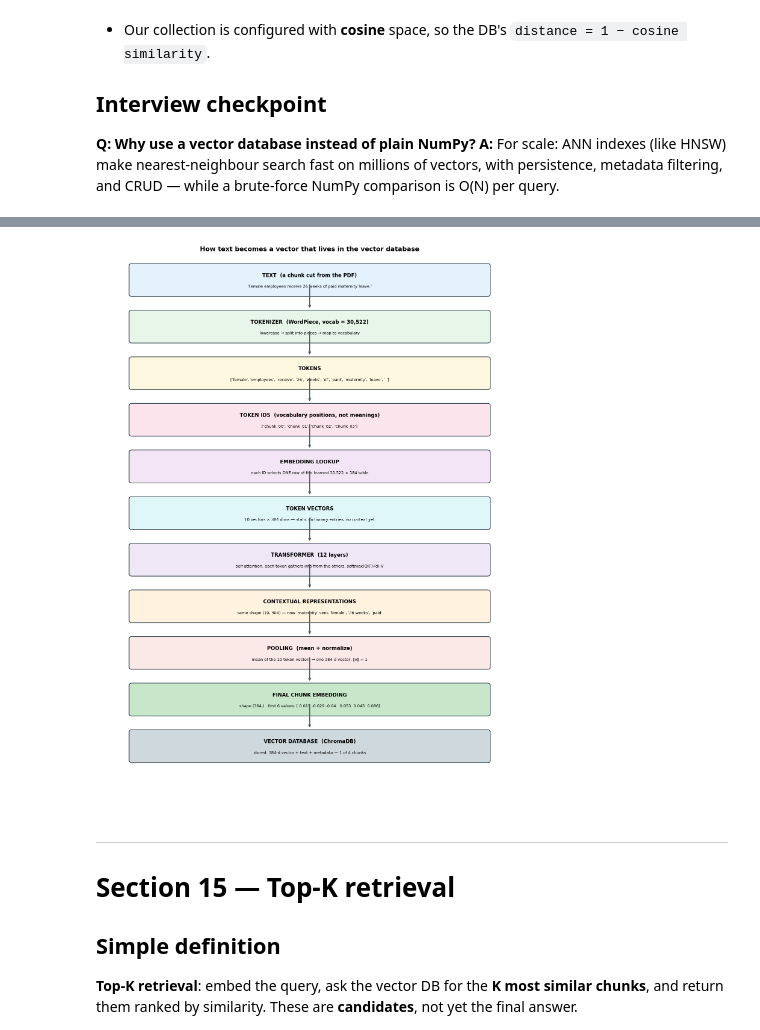
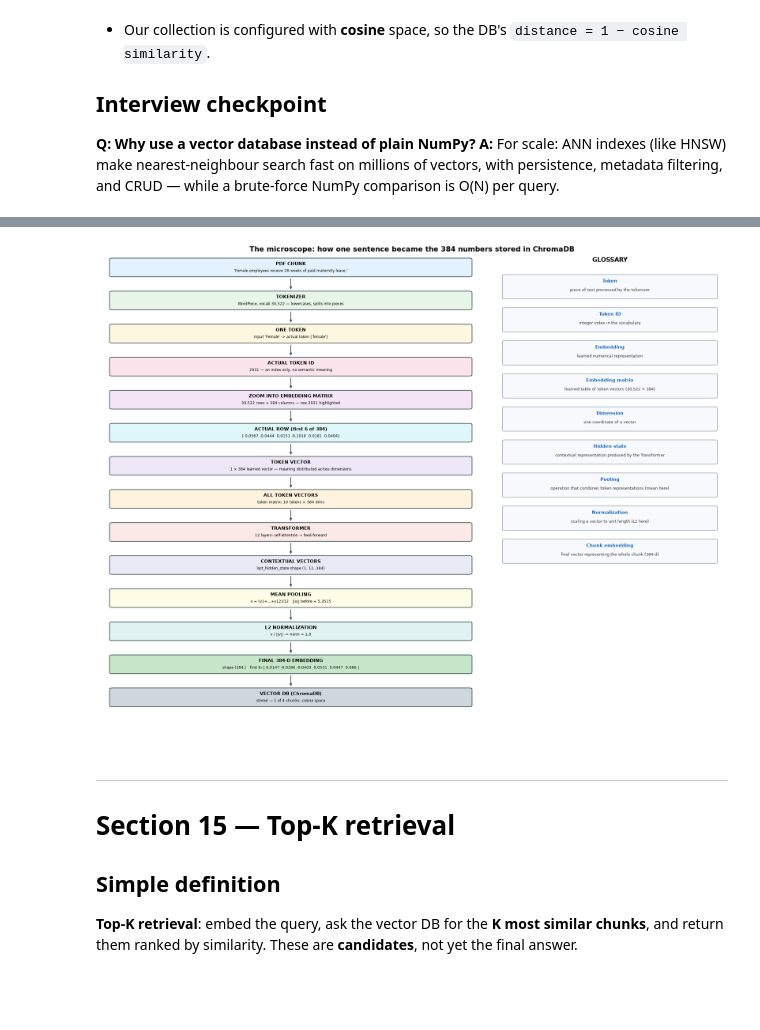
Before and after one commit to AjmalDanish/mini-rag-learning-lab, a Jupyter notebook: Mini_RAG_Learning_Lab.ipynb, the cells around one changed output, grey strips where cells are left out. Saved outputs shown, nothing was run; the diff lists cells and outputs as text; code cells hidden in the pictures; blank space fills up the shorter version.

```diff
--- a/Mini_RAG_Learning_Lab.ipynb
+++ b/Mini_RAG_Learning_Lab.ipynb
@@ -1641,38 +1866,64 @@ carries the **actual values from this session** — this is the same data, no ne
 # %%
-# Whiteboard: how text becomes a vector that lives in the vector database
+# Step 10: the whole microscope in one figure, glossary beside it
 from matplotlib.patches import FancyBboxPatch
 
-fig, ax = plt.subplots(figsize=(13, 17))
-ax.set_xlim(0, 13); ax.set_ylim(0, 20); ax.axis("off")
+fig = plt.figure(figsize=(19, 15))
+ax = fig.add_axes([0.01, 0.02, 0.60, 0.96]); ax.set_xlim(0, 12); ax.set_ylim(0, 30); ax.axis("off")
 
 steps = [
-    ("TEXT  (a chunk cut from the PDF)", f"'{text}'", "#e3f2fd"),
-    ("TOKENIZER  (WordPiece, vocab = 30,522)", "lowercase → split into pieces → map to vocabulary", "#e8f5e9"),
-    ("TOKENS", str(tokens), "#fff8e1"),
-    ("TOKEN IDS  (vocabulary positions, not meanings)", str(ids), "#fce4ec"),
-    ("EMBEDDING LOOKUP", "each ID selects ONE row of the learned 30,522 × 384 table", "#f3e5f5"),
-    ("TOKEN VECTORS", f"{len(tokens)} vectors × 384 dims — static dictionary entries, no context yet", "#e0f7fa"),
-    ("TRANSFORMER  (12 layers)", "self-attention: each token gathers info from the others: softmax(QKᵀ/√d)·V", "#ede7f6"),
-    ("CONTEXTUAL REPRESENTATIONS", "same shape (10, 384) — now 'maternity' sees 'female', '26 weeks', 'paid'", "#fff3e0"),
-    ("POOLING  (mean + normalize)", "mean of the 10 token vectors → one 384-d vector, ‖v‖ = 1", "#fbe9e7"),
-    ("FINAL CHUNK EMBEDDING", f"shape (384,)   first 6 values: {np.round(emb[:6], 3)}", "#c8e6c9"),
-    ("VECTOR DATABASE  (ChromaDB)", f"stored: 384-d vector + text + metadata — 1 of {collection.count()} chunks", "#cfd8dc"),
+    ("PDF CHUNK", f"'{text}'", "#e3f2fd"),
+    ("TOKENIZER", "WordPiece, vocab 30,522 — lowercases, splits into pieces", "#e8f5e9"),
+    ("ONE TOKEN", f"input 'Female' -> actual token {tok_tokens!r}", "#fff8e1"),
+    ("ACTUAL TOKEN ID", f"{tok_id} — an index only, no semantic meaning", "#fce4ec"),
+    ("ZOOM INTO EMBEDDING MATRIX", f"30,522 rows × 384 columns — row {tok_id} highlighted", "#f3e5f5"),
+    ("ACTUAL ROW (first 6 of 384)", str(np.round(row[:6], 4)), "#e0f7fa"),
+    ("TOKEN VECTOR", "1 × 384 learned vector — meaning distributed across dimensions", "#ede7f6"),
+    ("ALL TOKEN VECTORS", f"token matrix: {len(tokens_all)} tokens × 384 dims", "#fff3e0"),
+    ("TRANSFORMER", "12 layers: self-attention + feed-forward", "#fbe9e7"),
+    ("CONTEXTUAL VECTORS", f"last_hidden_state shape {tuple(ctx.shape)}", "#e8eaf6"),
+    ("MEAN POOLING", f"v = (v1+...+v{n_tokens})/{n_tokens}   ||v|| before = {norm_before:.4f}", "#fffde7"),
+    ("L2 NORMALIZATION", "v / ||v|| -> norm = 1.0", "#e0f2f1"),
+    ("FINAL 384-D EMBEDDING", f"shape (384,)   first 6: {np.round(v_normalized[0, :6].numpy(), 4)}", "#c8e6c9"),
+    ("VECTOR DB (ChromaDB)", f"stored — 1 of {collection.count()} chunks, cosine space", "#cfd8dc"),
 ]
-y = 19.2
+y = 29.2
 for title, detail, color in steps:
-    ax.add_patch(FancyBboxPatch((1.0, y - 0.55), 11.0, 1.05, boxstyle="round,pad=0.08",
-                                facecolor=color, edgecolor="#37474f", lw=1.4))
-    ax.text(6.5, y + 0.14, title, ha="center", va="center", fontsize=11, fontweight="bold")
-    ax.text(6.5, y - 0.27, detail, ha="center", va="center", fontsize=8.6, wrap=True)
-    if y < 19.2:
-        ax.annotate("", xy=(6.5, y + 0.62), xytext=(6.5, y + 1.55),
-                    arrowprops=dict(arrowstyle="-|>", color="#455a64", lw=2))
-    y -= 1.72
-ax.set_title("How text becomes a vector that lives in the vector database", fontsize=14,
-             fontweight="bold", pad=14)
-plt.tight_layout(); plt.show()
+    ax.add_patch(FancyBboxPatch((0.4, y - 0.55), 11.2, 1.0, boxstyle="round,pad=0.08",
+                                facecolor=color, edgecolor="#37474f", lw=1.3))
+    ax.text(6.0, y + 0.16, title, ha="center", va="center", fontsize=9.5, fontweight="bold")
+    ax.text(6.0, y - 0.26, detail, ha="center", va="center", fontsize=8.0)
+    if y < 29.2:
+        ax.annotate("", xy=(6.0, y + 0.57), xytext=(6.0, y + 1.35),
+                    arrowprops=dict(arrowstyle="-|>", color="#455a64", lw=1.6))
+    y -= 2.05
+
+# right panel: glossary
+gx = fig.add_axes([0.63, 0.02, 0.36, 0.96]); gx.set_xlim(0, 10); gx.set_ylim(0, 30); gx.axis("off")
+glossary = [
+    ("Token", "piece of text processed by the tokenizer"),
+    ("Token ID", "integer index in the vocabulary"),
+    ("Embedding", "learned numerical representation"),
+    ("Embedding matrix", "learned table of token vectors (30,522 × 384)"),
+    ("Dimension", "one coordinate of a vector"),
+    ("Hidden state", "contextual representation produced by the Transformer"),
+    ("Pooling", "operation that combines token representations (mean here)"),
+    ("Normalization", "scaling a vector to unit length (L2 here)"),
+    ("Chunk embedding", "final vector representing the whole chunk (384-d)"),
+]
+gx.text(5, 29.5, "GLOSSARY", ha="center", fontsize=13, fontweight="bold")
+gy = 28.0
+for term, definition in glossary:
+    gx.add_patch(FancyBboxPatch((0.4, gy - 0.72), 9.2, 1.35, boxstyle="round,pad=0.08",
+                                facecolor="#f7f9fc", edgecolor="#90a4ae", lw=1.1))
+    gx.text(5.0, gy + 0.22, term, ha="center", fontsize=9.5, fontweight="bold", color="#1565c0")
+    gx.text(5.0, gy - 0.32, definition, ha="center", fontsize=8.2, color="#333333")
+    gy -= 2.05
+
+fig.suptitle("The microscope: how one sentence became the 384 numbers stored in ChromaDB",
+             fontsize=15, fontweight="bold", y=0.995)
+plt.show()
 # %% [output]
-[figure, old version]
+[figure, new version]
 # %% [markdown]
 
 ---
```
Also changed, not shown: parts of 10 cells of this notebook.
